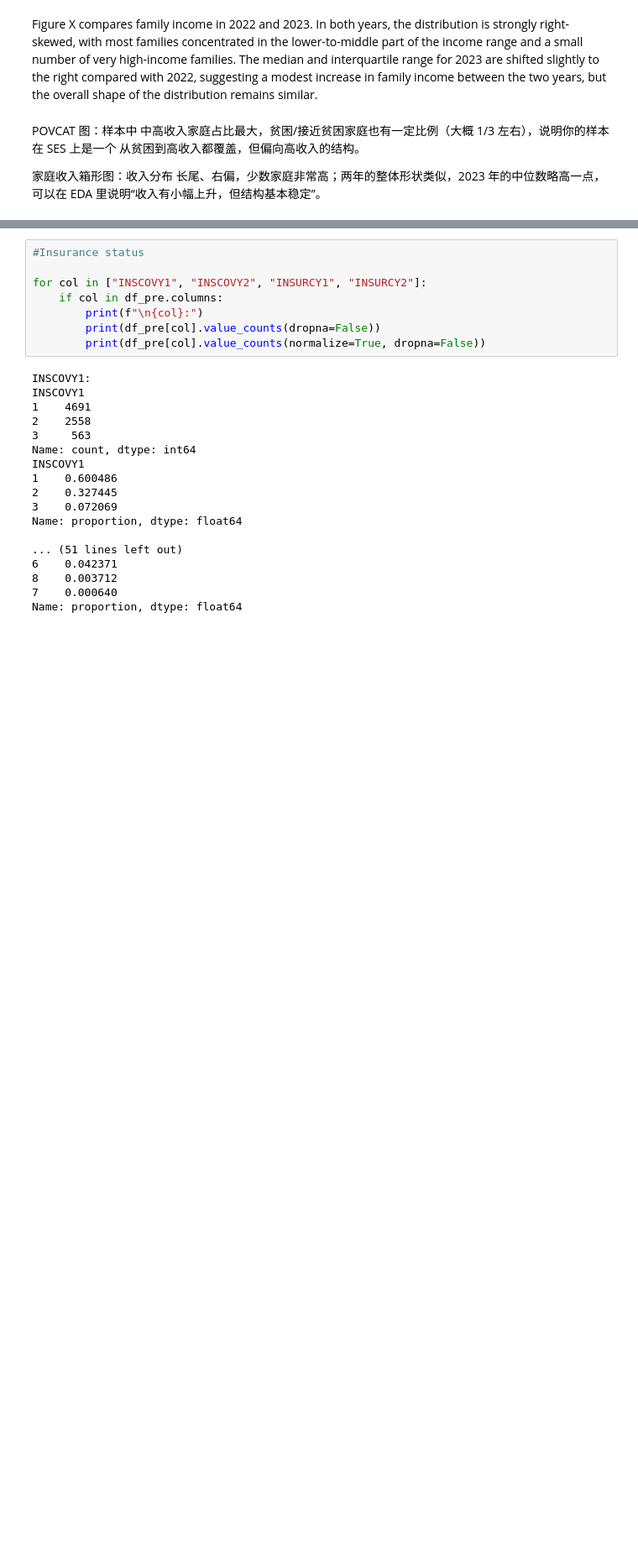
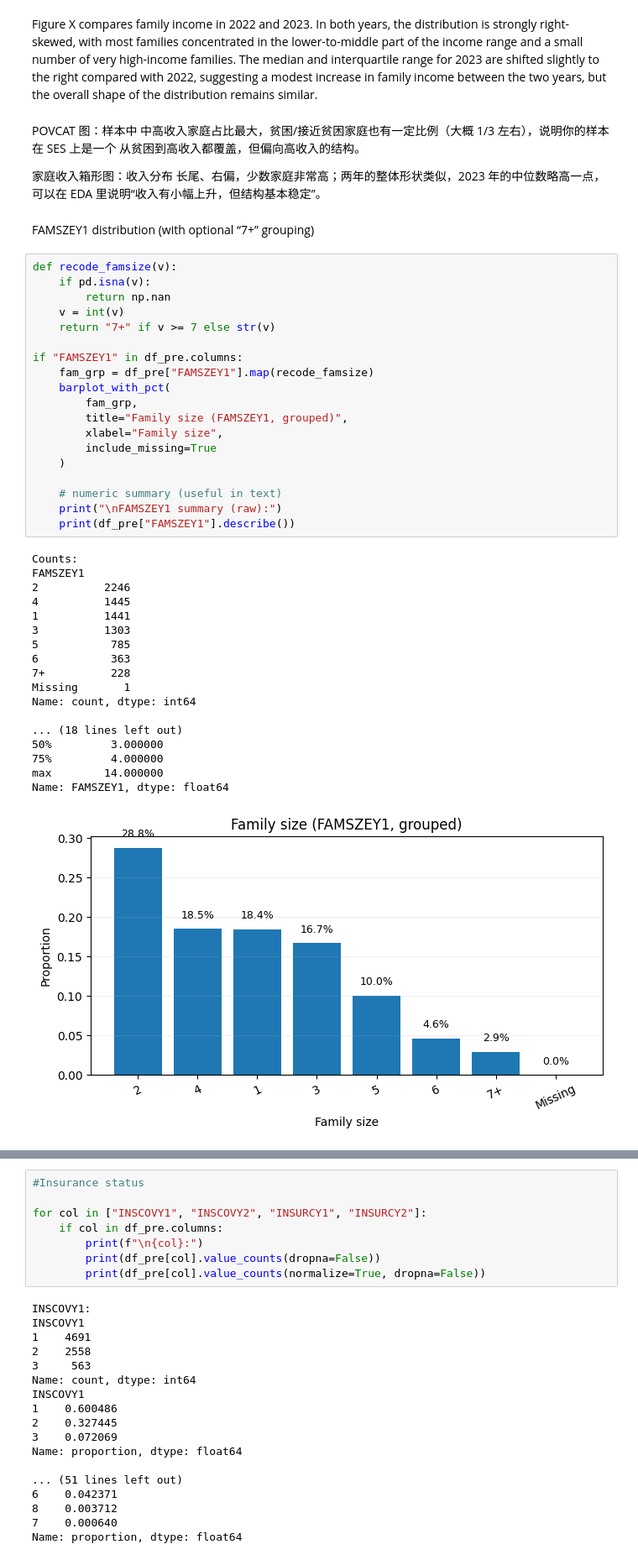
Before and after one commit to WenxiGu/Thesis-project-MEPS, a Jupyter notebook: notebooks/01_EDA.ipynb, the cells around one changed output, grey strips where cells are left out. Shown at 84% size. Drawn from its saved outputs; the diff is of its cells as text; blank space fills up the shorter version.

```diff
--- a/notebooks/01_EDA.ipynb
+++ b/notebooks/01_EDA.ipynb
@@ -596,4 +732,44 @@ Figure X compares family income in 2022 and 2023. In both years, the distributio
 POVCAT 图：样本中 中高收入家庭占比最大，贫困/接近贫困家庭也有一定比例（大概 1/3 左右），说明你的样本在 SES 上是一个 从贫困到高收入都覆盖，但偏向高收入的结构。
 
 家庭收入箱形图：收入分布 长尾、右偏，少数家庭非常高；两年的整体形状类似，2023 年的中位数略高一点，可以在 EDA 里说明“收入有小幅上升，但结构基本稳定”。
+# %% [markdown]
+FAMSZEY1 distribution (with optional “7+” grouping)
+# %%
+def recode_famsize(v):
+    if pd.isna(v):
+        return np.nan
+    v = int(v)
+    return "7+" if v >= 7 else str(v)
+
+if "FAMSZEY1" in df_pre.columns:
+    fam_grp = df_pre["FAMSZEY1"].map(recode_famsize)
+    barplot_with_pct(
+        fam_grp,
+        title="Family size (FAMSZEY1, grouped)",
+        xlabel="Family size",
+        include_missing=True
+    )
+
+    # numeric summary (useful in text)
+    print("\nFAMSZEY1 summary (raw):")
+    print(df_pre["FAMSZEY1"].describe())
+# %% [output]
+Counts:
+FAMSZEY1
+2          2246
+4          1445
+1          1441
+3          1303
+5           785
+6           363
+7+          228
+Missing       1
+Name: count, dtype: int64
+
+... (18 lines left out)
+50%         3.000000
+75%         4.000000
+max        14.000000
+Name: FAMSZEY1, dtype: float64
+[figure, added]
 # %% [markdown]
```
Also changed, not shown: parts of 26 cells of this notebook, 24 other files.
